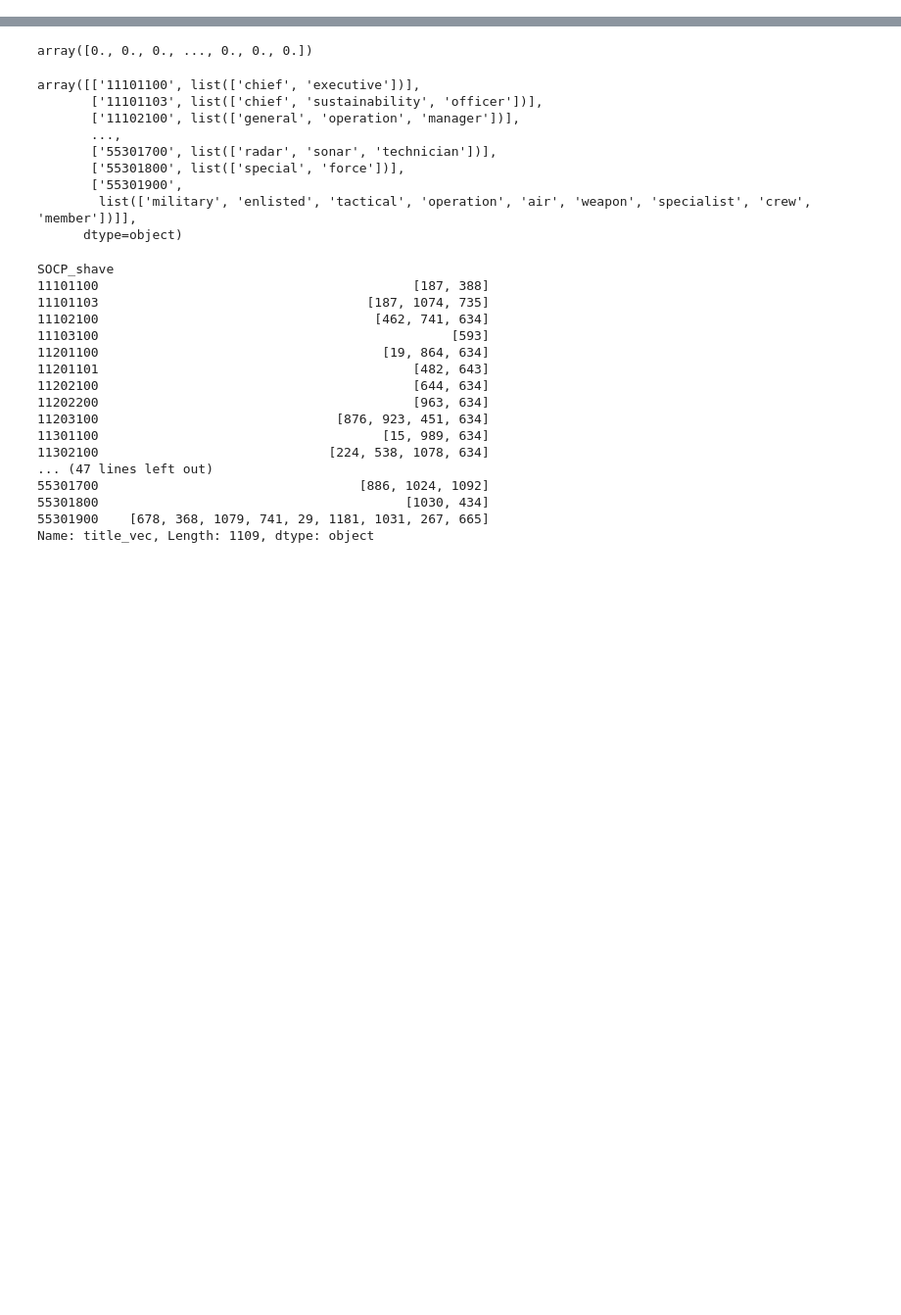
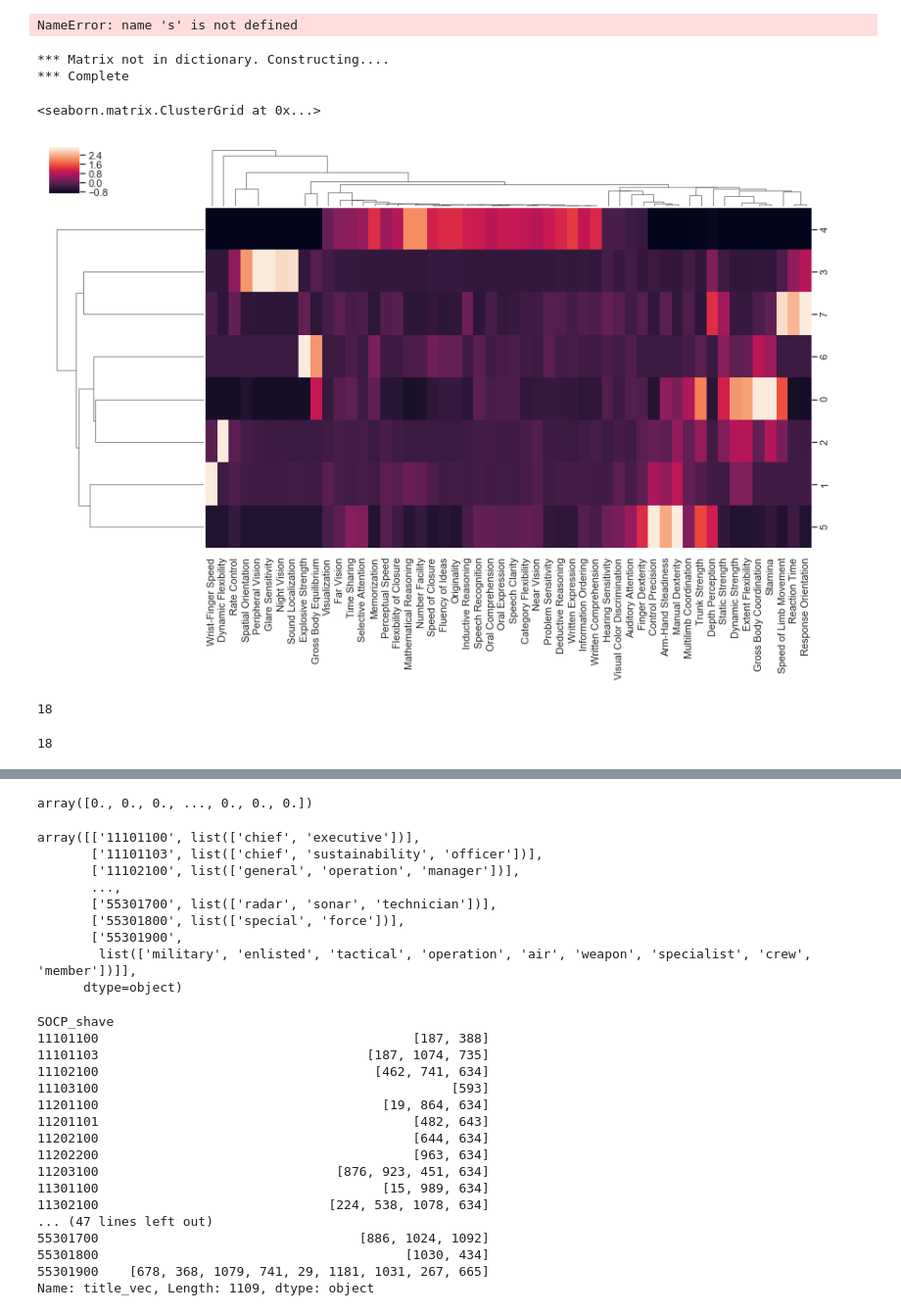
Before and after one commit to dnordfors/archetypes, a Jupyter notebook: workspace/Untitled13.ipynb, the cells around one changed output, grey strips where cells are left out. Shown: that part at 98% size. Drawn from its saved outputs; the diff is of its cells as text; code cells hidden in the pictures; blank space fills up the shorter version.

```diff
--- a/workspace/Untitled13.ipynb
+++ b/workspace/Untitled13.ipynb
@@ -730,31 +0,0 @@ ccax = cca[cca['WKHP']>15]
-# %%
-class Xy:
-    def __init__(self,demographics,features):
-        self.d = demographics
-        self.f = features
-        self.Xy_dic = {}
-        self.X_dic = {}
-        self.y_dic = {}
-
-
-    def func(self,fun):
-        return self.fun()
-
-    def Xy(self,y_label):
-        if not y_label in self.Xy_dic.keys():
-            merged = pd.merge(self.d[['SOCP_shave',y_label]],self.f,
-                         left_on = 'SOCP_shave',right_index=True)
-            self.Xy_dic[y_label] = merged.groupby('SOCP_shave').sum()
-            self.X_dic[y_label] =  self.Xy_dic[y_label].drop(y_label, axis =1)
-            self.y_dic[y_label] =  self.Xy_dic[y_label][y_label]
-        return self.Xy_dic[y_label]
-
-    def X(self,y_label):
-        if not y_label in self.X_dic.keys():
-            self.Xy(y_label)
-        return self.X_dic[y_label]
-
-    def y(self,y_label):
-        if not y_label in self.X_dic.keys():
-            self.Xy(y_label)
-        return self.y_dic[y_label]
@@ -883,0 +783,30 @@ corr_mat = corr.set_index([1,0]).unstack()
+# %%
+svc = Svd(aaa.X('fte'))
+svc.cut_at(0.8).s
+# %% [output]
+NameError: name 's' is not defined
+# %%
+aaa = MakeXy(census.data('Ohio')[['SOCP_shave','WAGP','WKHP']],onet.matrix('Abilities'))
+# %% [output]
+*** Matrix not in dictionary. Constructing....
+*** Complete
+# %%
+aaa = Xyzzy('California',onet_set='Abilities',norm=norm_dot)
+bbb = Archetypes(aaa.X('fte'),8)
+# %%
+bbb.plot_features(vertical=False)
+# %% [output]
+<seaborn.matrix.ClusterGrid at 0x...>
+[figure, added]
+# %%
+sva = Svd(aaa.X('fte'))
+a1 = sva.s.cumsum()
+sva.ns = a1/a1[-1]
+limit = 0.9
+np.argmin(np.square(sva.ns - limit))
+# %% [output]
+18
+# %%
+np.argmin(np.square(sva.ns - limit))
+# %% [output]
+18
```
Also changed, not shown: parts of 32 cells of this notebook, 1 other file.
